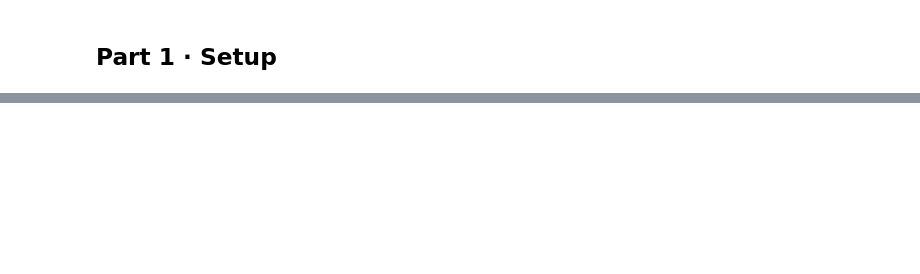
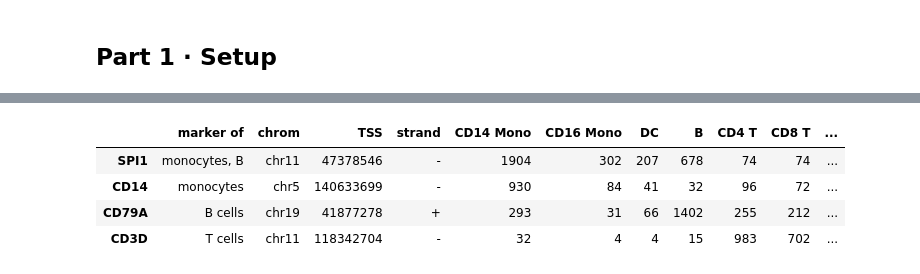
Before and after one commit to aristoteleo/epione, a Jupyter notebook: epione_guide/tutorials/single/t_print_footprint.ipynb, the cells around one changed output, grey strips where cells are left out. Cells and saved outputs as stored; diff of their text form; code cells hidden in the pictures; blank space fills up the shorter version.

```diff
--- a/epione_guide/tutorials/single/t_print_footprint.ipynb
+++ b/epione_guide/tutorials/single/t_print_footprint.ipynb
@@ -474,0 +192,7 @@ as `epione.models.seq2print`, next to the scooby bridge.
+# %%
+# exact=False runs the CNN on each window as asked. exact=True instead
+# replays scPrinter's genome-wide chunking so the bias matches scPrinter's
+# to the last bit; it differs only by float rounding and is slower.
+bias = epi.tl.tn5_bias(FASTA, exact=False)         # PRINT CNN (downloads 0.1 MB once)
+dispersion = epi.tl.DispersionModel.load()         # PRINT's learned null (0.7 MB, once)
+print('predicted Tn5 bias, 20 bp of the SPI1 promoter:', bias.track('chr11', 47_378_530, 47_378_550).round(2))
@@ -474,0 +212,31 @@ as `epione.models.seq2print`, next to the scooby bridge.
+# %%
+GENES = {'SPI1': 'monocytes, B', 'CD14': 'monocytes', 'CD79A': 'B cells', 'CD3D': 'T cells'}
+
+# TSS of each gene from the GENCODE annotation (0-based).
+rows = []
+with gzip.open(GFF, 'rt') as fh:
+    for line in fh:
+        if '\tgene\t' not in line:
+            continue
+        f = line.split('\t')
+        name = re.search(r'gene_name=([^;]+)', f[8]).group(1)
+        if name in GENES:
+            rows.append((name, GENES[name], f[0], int(f[3]) - 1 if f[6] == '+' else int(f[4]) - 1, f[6]))
+LOCI = pd.DataFrame(rows, columns=['gene', 'marker of', 'chrom', 'TSS', 'strand']).set_index('gene').loc[list(GENES)]
+
+# Read +-600 bp, show +-400 bp: near the edges the large footprints lack flanks.
+fps = {g: epi.tl.multi_scale_footprint_region(
+           adata, [{'chrom': r.chrom, 'center': r.TSS, 'strand': r.strand}], groupby='group',
+           bias=bias, dispersion=dispersion, flank=600, verbose=False)
+       for g, r in LOCI.iterrows()}
+
+inner = np.abs(fps['SPI1'].positions) <= 400
+cuts = pd.DataFrame({g: dict(zip(fp.groups, fp.insertions[:, inner].sum(1).astype(int)))
+                     for g, fp in fps.items()}).T[ORDER]
+pd.concat([LOCI, cuts], axis=1)
+# %% [output]
+|  | marker of | chrom | TSS | strand | CD14 Mono | CD16 Mono | DC | B | CD4 T | CD8 T | ... |
+| SPI1 | monocytes, B | chr11 | 47378546 | - | 1904 | 302 | 207 | 678 | 74 | 74 | ... |
+| CD14 | monocytes | chr5 | 140633699 | - | 930 | 84 | 41 | 32 | 96 | 72 | ... |
+| CD79A | B cells | chr19 | 41877278 | + | 293 | 31 | 66 | 1402 | 255 | 212 | ... |
+| CD3D | T cells | chr11 | 118342704 | - | 32 | 4 | 4 | 15 | 983 | 702 | ... |
```
Also changed, not shown: parts of 46 cells of this notebook, 3 other files.
